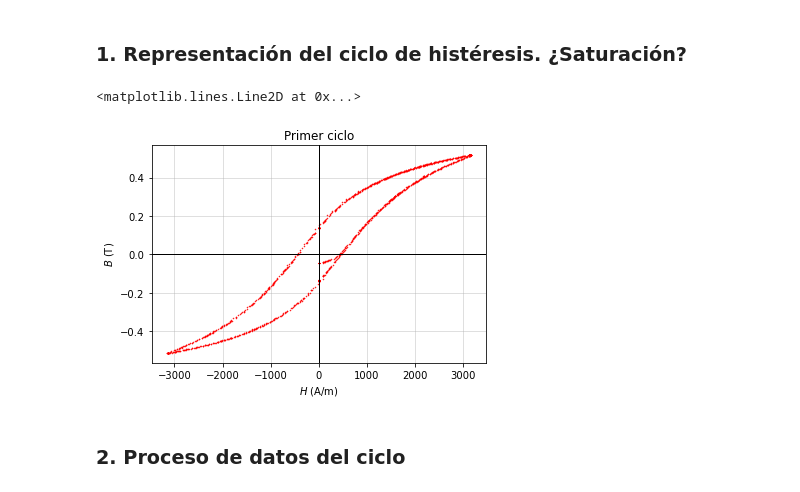
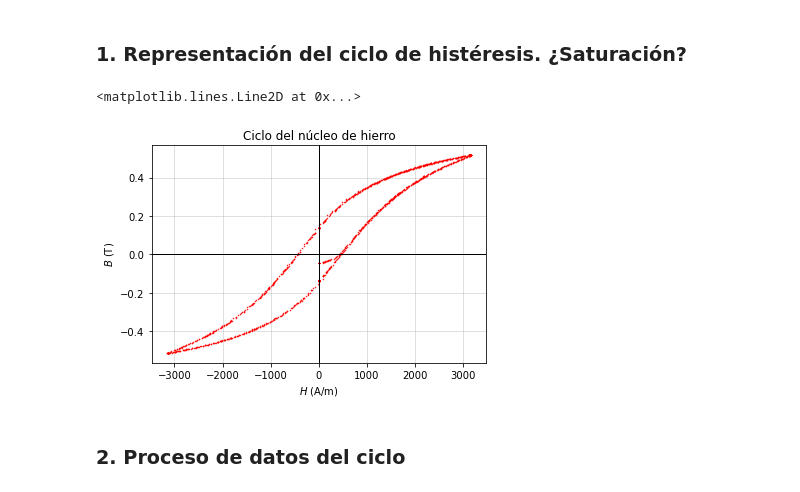
Before and after one commit to franceba3/PLIII, a Jupyter notebook: LEM12/Histéresis/histeresis.ipynb, the cells around one changed output. Saved outputs shown, nothing was run; the diff lists cells and outputs as text; code cells hidden in the pictures.

```diff
--- a/LEM12/Histéresis/histeresis.ipynb
+++ b/LEM12/Histéresis/histeresis.ipynb
@@ -13,22 +13,22 @@ with open('redatoshisteresis/primerciclosex') as f:
 # %%
 x = []
 y = []
 µ0 = 4 * np.pi * 1e-7
 
 for elem in data:
     x.append(-elem[0])
     y.append(-elem[1])
 
 guille.plot(x, y, "r.", markersize = 1)
 guille.xlabel("$H$ (A/m)")
 guille.ylabel("$B$ (T)")
 guille.grid(alpha = 0.5)
-guille.title("Primer ciclo")
+guille.title("Ciclo del núcleo de hierro")
 guille.axhline(y = 0, color = 'k', linewidth = 1)
 guille.axvline(x = 0, color = 'k', linewidth = 1)
 # %% [output]
 <matplotlib.lines.Line2D at 0x...>
-[figure, old version]
+[figure, new version]
 # %% [markdown]
 ### 2. Proceso de datos del ciclo
 # %% [markdown]
```
Also changed, not shown: parts of 6 cells of this notebook, 44 other files.
